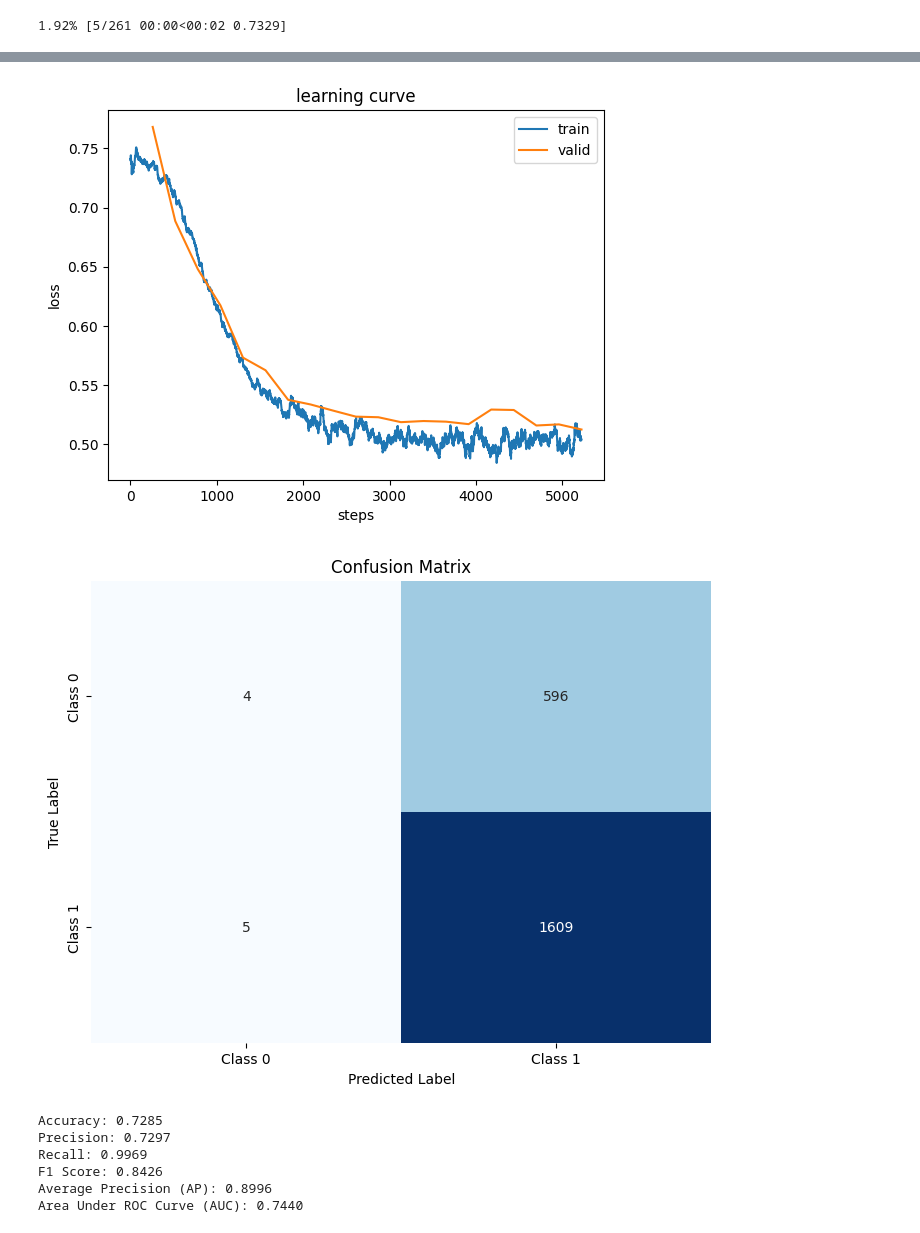
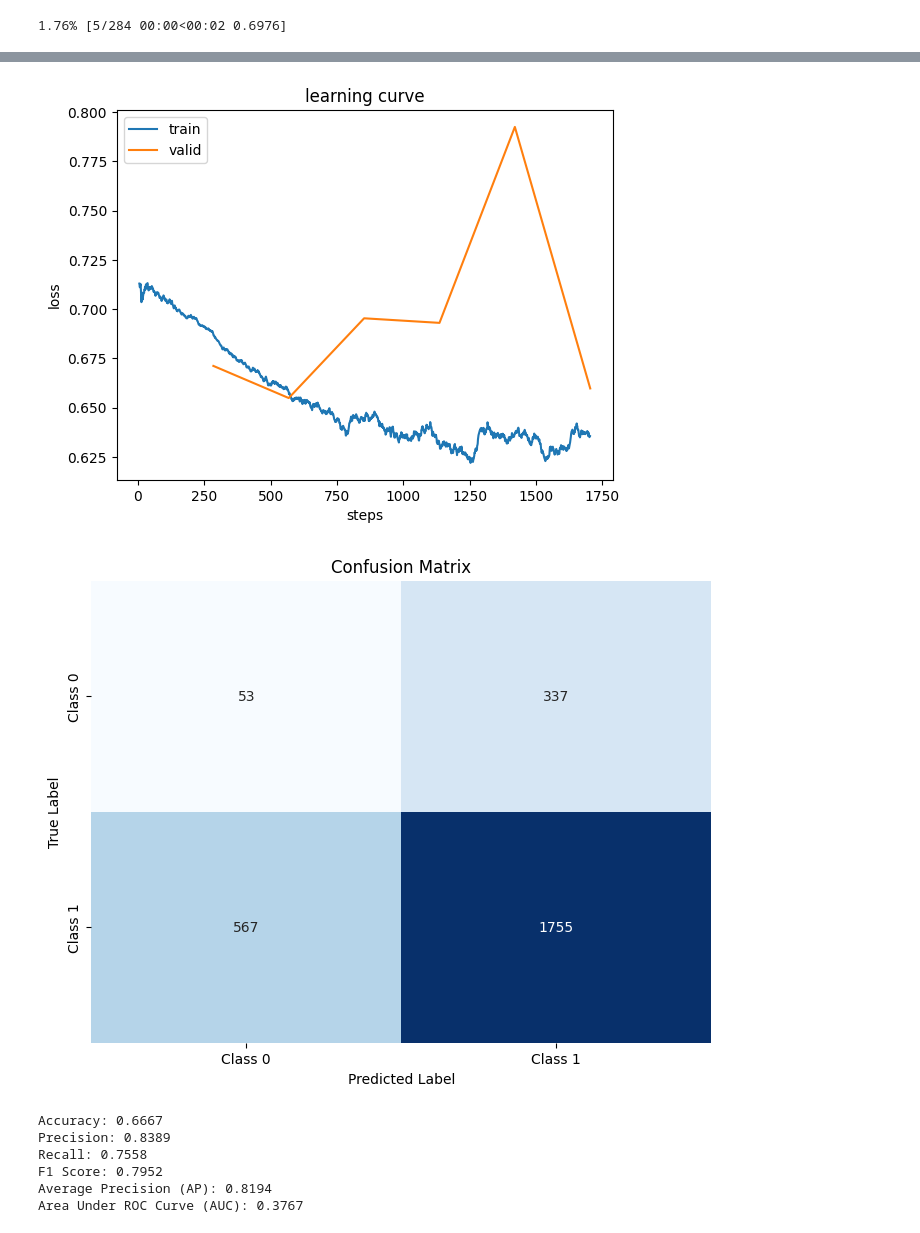
Before and after one commit to noorwertheim/Master-Thesis, a Jupyter notebook: notebooks/FCMAE_resnet.ipynb, the cells around one changed output, grey strips where cells are left out. Cells and saved outputs as stored; diff of their text form; code cells hidden in the pictures.

```diff
--- a/notebooks/FCMAE_resnet.ipynb
+++ b/notebooks/FCMAE_resnet.ipynb
@@ -102,7 +101,7 @@ torch.Size([8364])
 
 
 # Load the pre-trained encoder
-path = os.path.join(models_path, 'FCMAE_best_multiple_encoder_gpu.pth')
+path = os.path.join(models_path, 'FCMAE_encoder_no_PCA_gpu.pth')
 
 # Load the full FCMAE model
 fcmae = FCMAE(in_channels=1, base_dim=128, num_blocks=5, kernel_size=9)
@@ -181,7 +180,7 @@ model = FCMAEClassifier(encoder)
 model.to(device)
 
 learn = Learner(dls, model, loss_func=torch.nn.CrossEntropyLoss(), metrics=accuracy)
-learn.fit_one_cycle(20, 1e-6)
+learn.fit_one_cycle(6, 1e-6)
 
 learn.recorder.plot_loss()  # Plot loss curves (training and validation loss)
 import matplotlib.pyplot as plt
@@ -241,14 +240,14 @@ print(f"Area Under ROC Curve (AUC): {auc:.4f}")
 | epoch | train_loss | valid_loss | accuracy | time |
-1.92% [5/261 00:00<00:02 0.7329]
+1.76% [5/284 00:00<00:02 0.6976]
 [interactive output not drawn]
-[figure, old version]
+[figure, new version]
-[figure, old version]
+[figure, new version]
-Accuracy: 0.7285
-Precision: 0.7297
-Recall: 0.9969
-F1 Score: 0.8426
-Average Precision (AP): 0.8996
-Area Under ROC Curve (AUC): 0.7440
+Accuracy: 0.6667
+Precision: 0.8389
+Recall: 0.7558
+F1 Score: 0.7952
+Average Precision (AP): 0.8194
+Area Under ROC Curve (AUC): 0.3767
 # %%
 '''CLASS WEIGHTS'''
 from tsai.models.ResNet import ResNet
```
Also changed, not shown: parts of 5 cells of this notebook, 3 other files.
